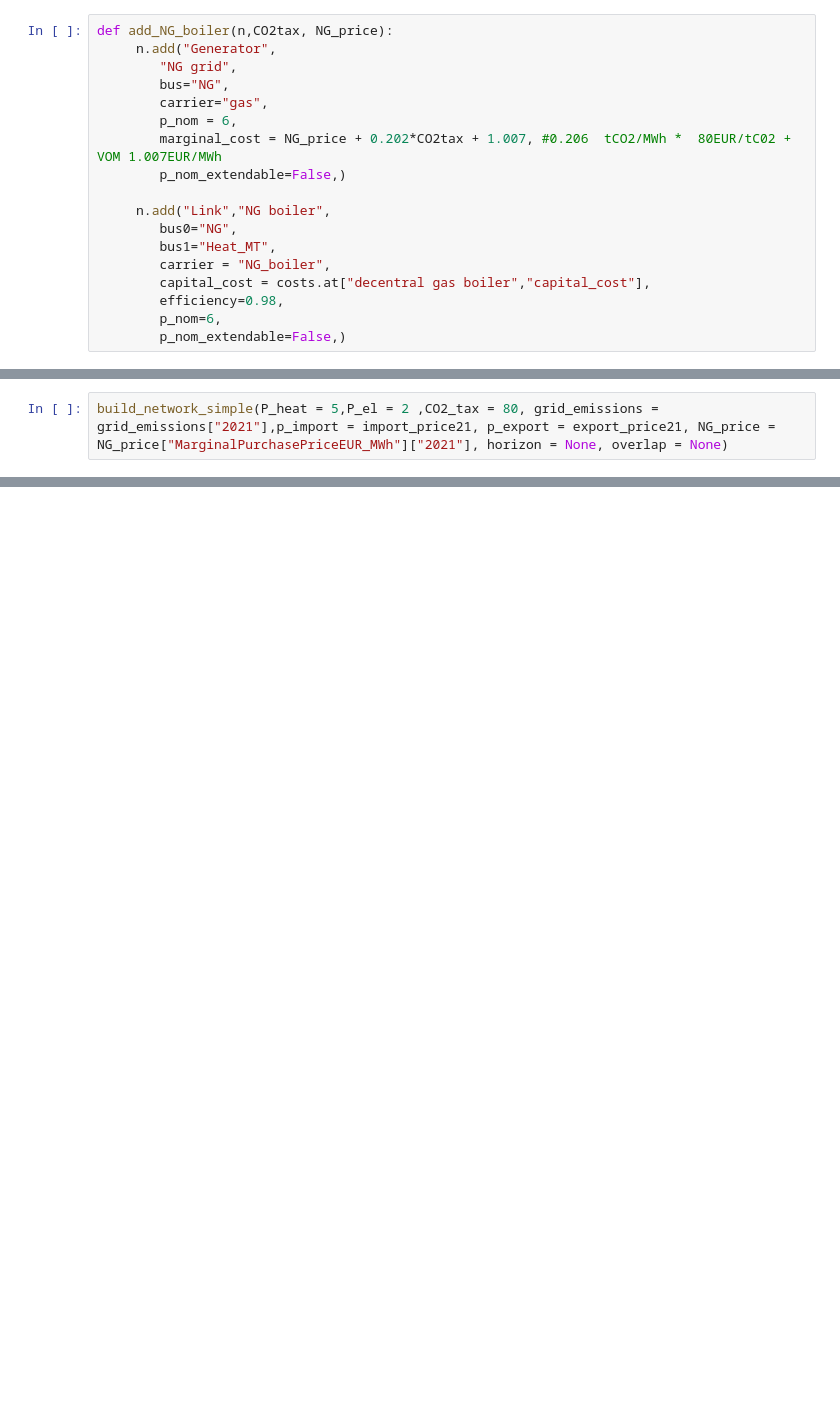
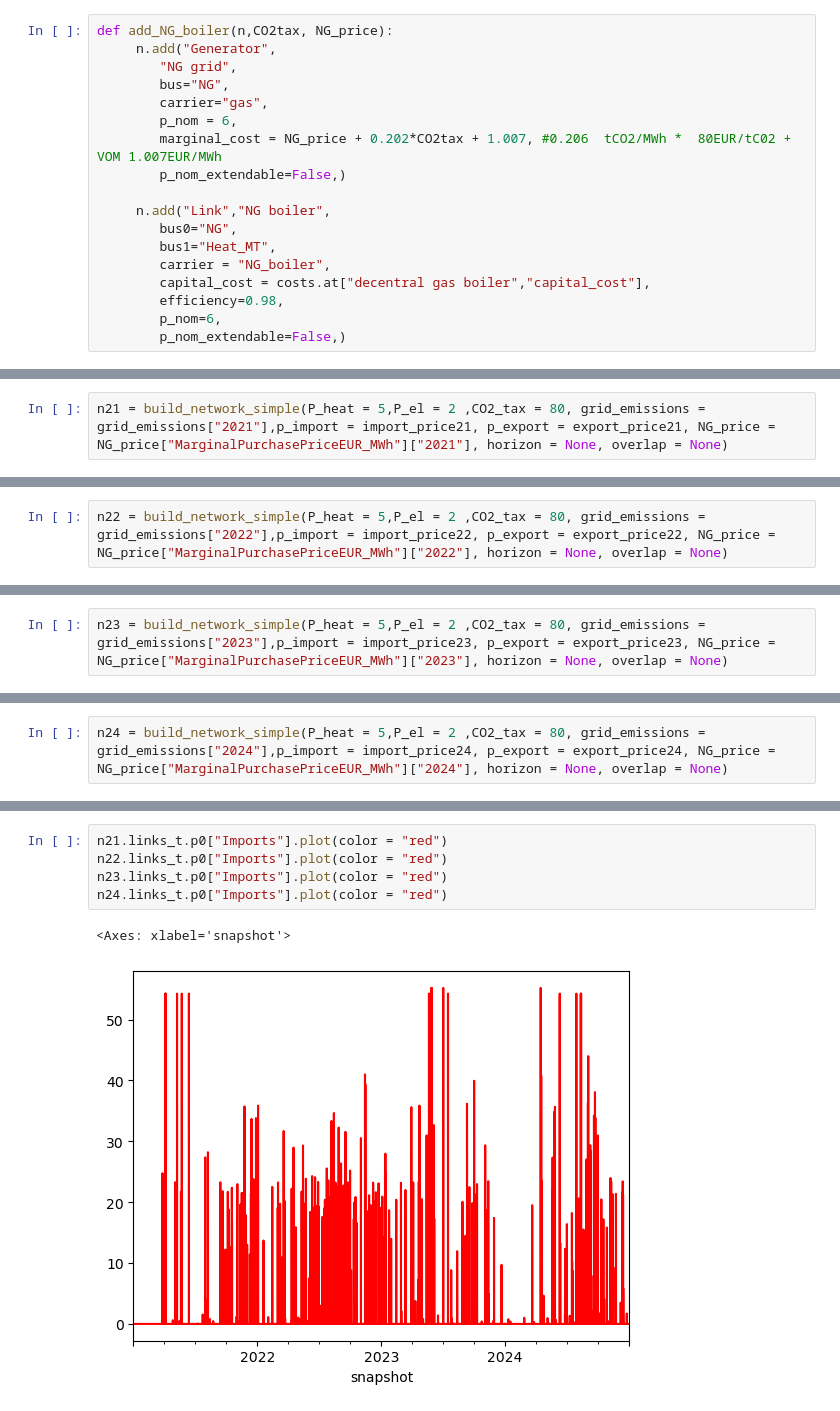
Before and after one commit to pulio12/Msc_Thesis_Greenlab_Skive, a Jupyter notebook: Test_File12.ipynb, the cells around one changed output, grey strips where cells are left out. Cells and saved outputs as stored; diff of their text form; blank space fills up the shorter version.

```diff
--- a/Test_File12.ipynb
+++ b/Test_File12.ipynb
@@ -649,5 +696,5 @@ def build_network_simple(P_heat,P_el ,CO2_tax, grid_emissions,p_import, p_export
 
     return n
 # %%
-build_network_simple(P_heat = 5,P_el = 2 ,CO2_tax = 80, grid_emissions = grid_emissions["2021"],p_import = import_price21, p_export = export_price21, NG_price = NG_price["MarginalPurchasePriceEUR_MWh"]["2021"], horizon = None, overlap = None)
+n21 = build_network_simple(P_heat = 5,P_el = 2 ,CO2_tax = 80, grid_emissions = grid_emissions["2021"],p_import = import_price21, p_export = export_price21, NG_price = NG_price["MarginalPurchasePriceEUR_MWh"]["2021"], horizon = None, overlap = None)
 # %% [output]
@@ -671,0 +716,2 @@ obj: 210099 rows, 87542 columns, 315146 nonzeros
+# %%
+n22 = build_network_simple(P_heat = 5,P_el = 2 ,CO2_tax = 80, grid_emissions = grid_emissions["2022"],p_import = import_price22, p_export = export_price22, NG_price = NG_price["MarginalPurchasePriceEUR_MWh"]["2022"], horizon = None, overlap = None)
@@ -671,0 +734,2 @@ obj: 210099 rows, 87542 columns, 315146 nonzeros
+# %%
+n23 = build_network_simple(P_heat = 5,P_el = 2 ,CO2_tax = 80, grid_emissions = grid_emissions["2023"],p_import = import_price23, p_export = export_price23, NG_price = NG_price["MarginalPurchasePriceEUR_MWh"]["2023"], horizon = None, overlap = None)
@@ -671,0 +752,2 @@ obj: 210099 rows, 87542 columns, 315146 nonzeros
+# %%
+n24 = build_network_simple(P_heat = 5,P_el = 2 ,CO2_tax = 80, grid_emissions = grid_emissions["2024"],p_import = import_price24, p_export = export_price24, NG_price = NG_price["MarginalPurchasePriceEUR_MWh"]["2024"], horizon = None, overlap = None)
@@ -671,0 +770,8 @@ obj: 210099 rows, 87542 columns, 315146 nonzeros
+# %%
+n21.links_t.p0["Imports"].plot(color = "red")
+n22.links_t.p0["Imports"].plot(color = "red")
+n23.links_t.p0["Imports"].plot(color = "red")
+n24.links_t.p0["Imports"].plot(color = "red")
+# %% [output]
+<Axes: xlabel='snapshot'>
+[figure, added]
```
Also changed, not shown: parts of 51 cells of this notebook.
